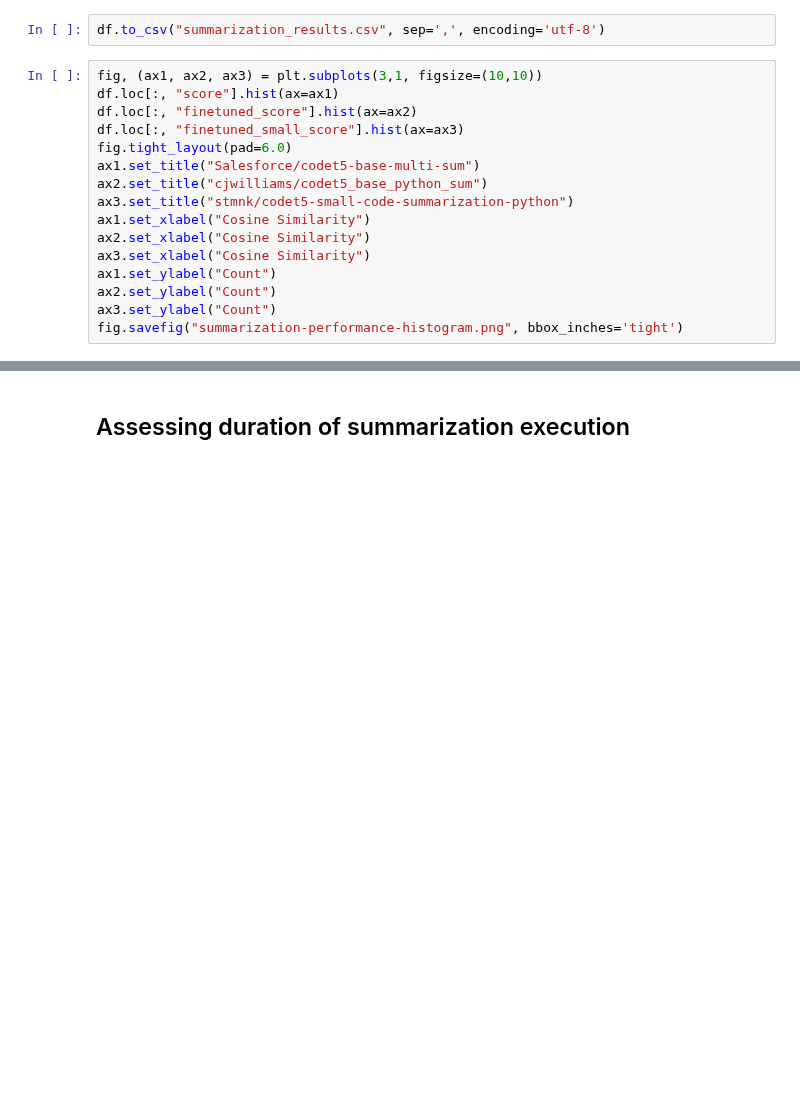
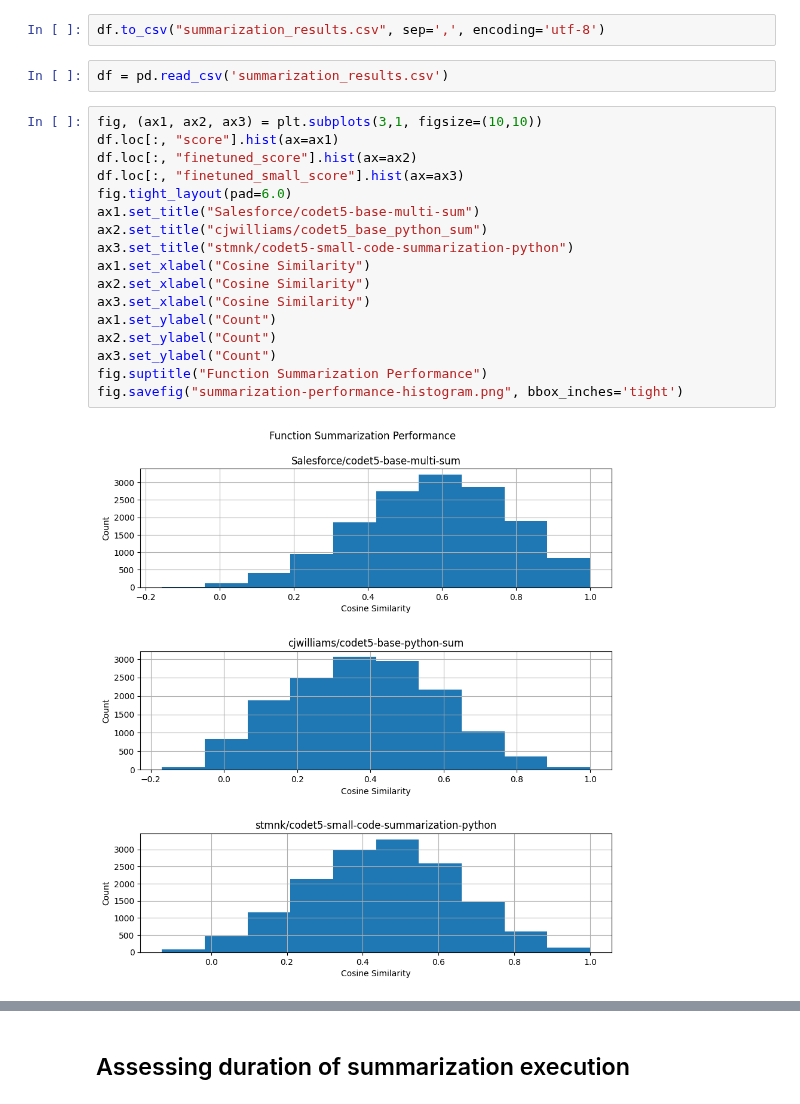
Before and after one commit to WilliamsCJ/repograph, a Jupyter notebook: backend/evaluation/summarization_performance.ipynb, the cells around one changed output, grey strips where cells are left out. Saved outputs shown, nothing was run; the diff lists cells and outputs as text; blank space fills up the shorter version.

```diff
--- a/backend/evaluation/summarization_performance.ipynb
+++ b/backend/evaluation/summarization_performance.ipynb
@@ -135,22 +115,27 @@ df['finetuned_score'].median()
 df['finetuned_small_score'].median()
 # %%
 df.to_csv("summarization_results.csv", sep=',', encoding='utf-8')
+# %%
+df = pd.read_csv('summarization_results.csv')
 # %%
 fig, (ax1, ax2, ax3) = plt.subplots(3,1, figsize=(10,10))
 df.loc[:, "score"].hist(ax=ax1)
 df.loc[:, "finetuned_score"].hist(ax=ax2)
 df.loc[:, "finetuned_small_score"].hist(ax=ax3)
 fig.tight_layout(pad=6.0)
 ax1.set_title("Salesforce/codet5-base-multi-sum")
 ax2.set_title("cjwilliams/codet5_base_python_sum")
 ax3.set_title("stmnk/codet5-small-code-summarization-python")
 ax1.set_xlabel("Cosine Similarity")
 ax2.set_xlabel("Cosine Similarity")
 ax3.set_xlabel("Cosine Similarity")
 ax1.set_ylabel("Count")
 ax2.set_ylabel("Count")
 ax3.set_ylabel("Count")
+fig.suptitle("Function Summarization Performance")
 fig.savefig("summarization-performance-histogram.png", bbox_inches='tight')
+# %% [output]
+[figure, added]
 # %%
 fig, ax = plt.subplots(1, figsize=(15,15))
 df.rename(columns={"score": "Salesforce/codet5-base-multi-sum", "finetuned_score": "cjwilliams/codet5_base_python_sum", "finetuned_small_score": "stmnk/codet5-small-code-summarization-python"}).boxplot(column=['Salesforce/codet5-base-multi-sum', 'cjwilliams/codet5_base_python_sum', 'stmnk/codet5-small-code-summarization-python'], ax=ax)
```
Also changed, not shown: parts of 6 cells of this notebook, 14 other files.
